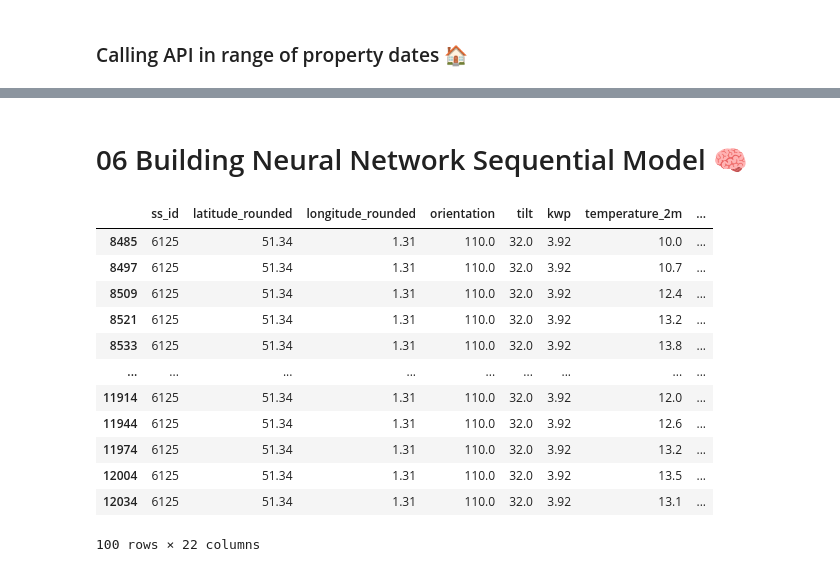
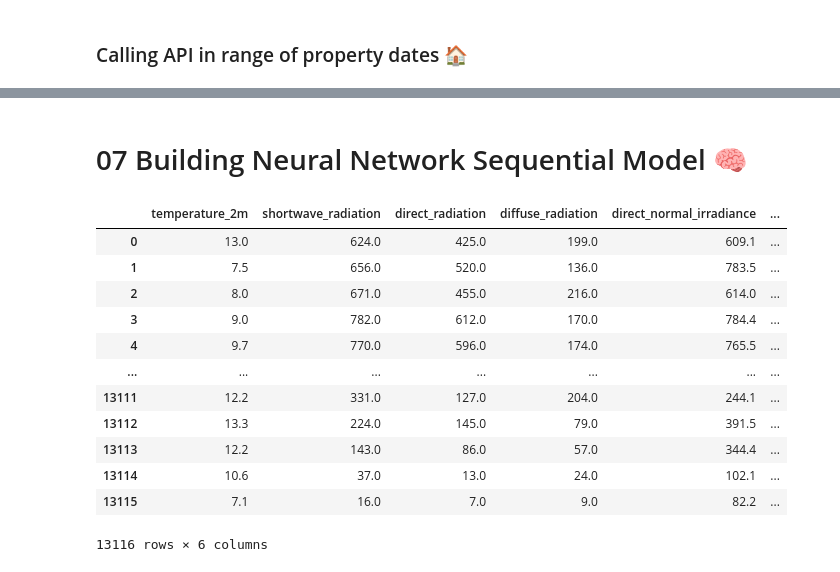
Before and after one commit to hramzan01/market, a Jupyter notebook: notebooks/supply_data.ipynb, the cells around one changed output, grey strips where cells are left out. Drawn from its saved outputs; the diff is of its cells as text; code cells hidden in the pictures.

Commit message:
implemented crappy neural network

```diff
--- a/notebooks/supply_data.ipynb
+++ b/notebooks/supply_data.ipynb
@@ -601,20 +558,31 @@ len(pd.read_csv('property_data.csv'))
 # %% [markdown]
-# 06 Building Neural Network Sequential Model 🧠
+# 07 Building Neural Network Sequential Model 🧠
+# %%
+training_data = pd.read_csv('../data/raw_data/ldn_energy_supply.csv')
+training_data = training_data.drop(columns=[
+    'ss_id',
+    'latitude_rounded',
+    'longitude_rounded',
+    'tilt',
+    'kwp',
+    'orientation',
+    'weather_code'
+])
 # %%
-X = df_merged_multiple.drop(columns=['generation_w']).select_dtypes(include='number')
-y = df_merged_multiple['generation_w']
+X = training_data.drop(columns=['generation_w']).select_dtypes(include='number')
+y = training_data['generation_w']
 X
 # %% [output]
-|  | ss_id | latitude_rounded | longitude_rounded | orientation | tilt | kwp | temperature_2m | ... |
-| 8485 | 6125 | 51.34 | 1.31 | 110.0 | 32.0 | 3.92 | 10.0 | ... |
-| 8497 | 6125 | 51.34 | 1.31 | 110.0 | 32.0 | 3.92 | 10.7 | ... |
-| 8509 | 6125 | 51.34 | 1.31 | 110.0 | 32.0 | 3.92 | 12.4 | ... |
-| 8521 | 6125 | 51.34 | 1.31 | 110.0 | 32.0 | 3.92 | 13.2 | ... |
-| 8533 | 6125 | 51.34 | 1.31 | 110.0 | 32.0 | 3.92 | 13.8 | ... |
-| ... | ... | ... | ... | ... | ... | ... | ... | ... |
-| 11914 | 6125 | 51.34 | 1.31 | 110.0 | 32.0 | 3.92 | 12.0 | ... |
-| 11944 | 6125 | 51.34 | 1.31 | 110.0 | 32.0 | 3.92 | 12.6 | ... |
-| 11974 | 6125 | 51.34 | 1.31 | 110.0 | 32.0 | 3.92 | 13.2 | ... |
-| 12004 | 6125 | 51.34 | 1.31 | 110.0 | 32.0 | 3.92 | 13.5 | ... |
-| 12034 | 6125 | 51.34 | 1.31 | 110.0 | 32.0 | 3.92 | 13.1 | ... |
+|  | temperature_2m | shortwave_radiation | direct_radiation | diffuse_radiation | direct_normal_irradiance | ... |
+| 0 | 13.0 | 624.0 | 425.0 | 199.0 | 609.1 | ... |
+| 1 | 7.5 | 656.0 | 520.0 | 136.0 | 783.5 | ... |
+| 2 | 8.0 | 671.0 | 455.0 | 216.0 | 614.0 | ... |
+| 3 | 9.0 | 782.0 | 612.0 | 170.0 | 784.4 | ... |
+| 4 | 9.7 | 770.0 | 596.0 | 174.0 | 765.5 | ... |
+| ... | ... | ... | ... | ... | ... | ... |
+| 13111 | 12.2 | 331.0 | 127.0 | 204.0 | 244.1 | ... |
+| 13112 | 13.3 | 224.0 | 145.0 | 79.0 | 391.5 | ... |
+| 13113 | 12.2 | 143.0 | 86.0 | 57.0 | 344.4 | ... |
+| 13114 | 10.6 | 37.0 | 13.0 | 24.0 | 102.1 | ... |
+| 13115 | 7.1 | 16.0 | 7.0 | 9.0 | 82.2 | ... |
-100 rows × 22 columns
+13116 rows × 6 columns
```
Also changed, not shown: parts of 46 cells of this notebook.
